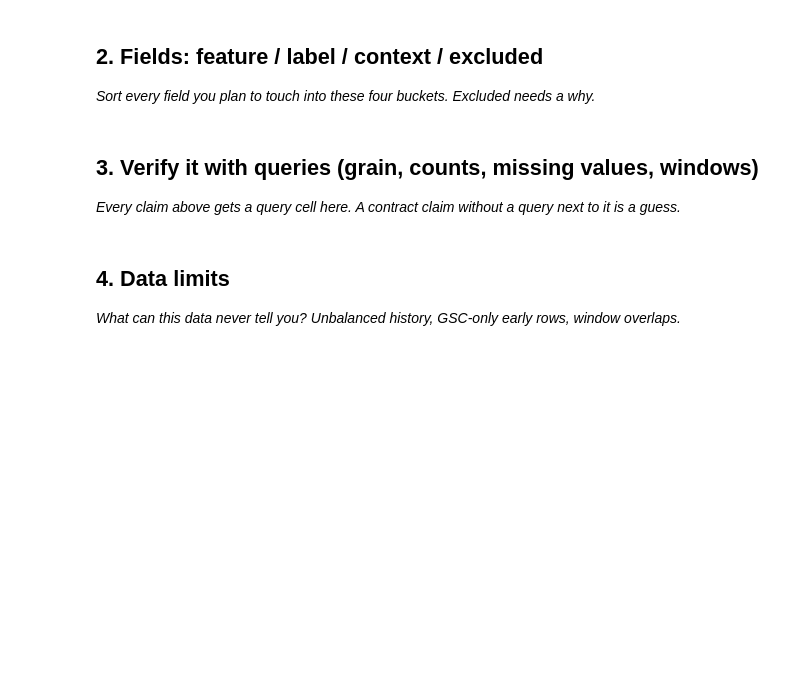
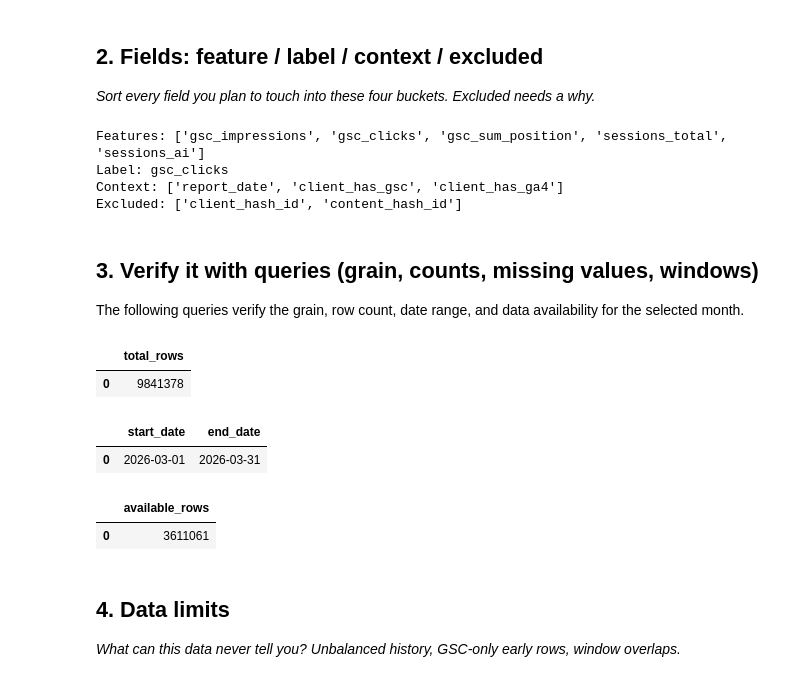
Before and after one commit to Shaimaa307/flyrank-ml-internship, a Jupyter notebook: work/notebooks/w03_data_contract.ipynb, the cells around one changed output. Saved outputs shown, nothing was run; the diff lists cells and outputs as text; code cells hidden in the pictures; blank space fills up the shorter version.

```diff
--- a/work/notebooks/w03_data_contract.ipynb
+++ b/work/notebooks/w03_data_contract.ipynb
@@ -17,10 +75,40 @@ This skeleton is yours to fill. Work the sections **in order** — each one has
 ## 2. Fields: feature / label / context / excluded
 
 *Sort every field you plan to touch into these four buckets. Excluded needs a why.*
+# %%
+# This cell is for CODE (numbers, a query, a check).
+# Write your text answer in the cell ABOVE this one — typing sentences here breaks Run All.
+features = [
+    "gsc_impressions",
+    "gsc_clicks",
+    "gsc_sum_position",
+    "sessions_total",
+    "sessions_ai"
+]
+
+print("Features:", features)
+print("Label: gsc_clicks")
+print("Context:", ["report_date", "client_has_gsc", "client_has_ga4"])
+print("Excluded:", ["client_hash_id", "content_hash_id"])
+# %% [output]
+Features: ['gsc_impressions', 'gsc_clicks', 'gsc_sum_position', 'sessions_total', 'sessions_ai']
+Label: gsc_clicks
+Context: ['report_date', 'client_has_gsc', 'client_has_ga4']
+Excluded: ['client_hash_id', 'content_hash_id']
+# %% [markdown]
+## 3. Verify it with queries (grain, counts, missing values, windows)
+
+The following queries verify the grain, row count, date range, and data availability for the selected month.
 # %%
 # This cell is for CODE (numbers, a query, a check).
 # Write your text answer in the cell ABOVE this one — typing sentences here breaks Run All.
+# Row count
+con.sql(f"""
+SELECT COUNT(*) AS total_rows
+FROM read_parquet(
+'{warehouse}/fact_content_daily_performance/month=2026-03/*.parquet'
+)
+""").df()
+# %% [output]
+|  | total_rows |
+| 0 | 9841378 |
-# %% [markdown]
-## 3. Verify it with queries (grain, counts, missing values, windows)
-
-*Every claim above gets a query cell here. A contract claim without a query next to it is a guess.*
@@ -30,3 +115,29 @@ This skeleton is yours to fill. Work the sections **in order** — each one has
+# %%
+# Date range
+con.sql(f"""
+SELECT
+MIN(report_date) AS start_date,
+MAX(report_date) AS end_date
+FROM read_parquet(
+'{warehouse}/fact_content_daily_performance/month=2026-03/*.parquet'
+)
+""").df()
+# %% [output]
+|  | start_date | end_date |
+| 0 | 2026-03-01 | 2026-03-31 |
+# %%
+# Availability
+con.sql(f"""
+SELECT
+COUNT(*) AS available_rows
+FROM read_parquet(
+'{warehouse}/fact_content_daily_performance/month=2026-03/*.parquet'
+)
+WHERE gsc_data_available IS TRUE
+""").df()
+# %% [output]
+|  | available_rows |
+| 0 | 3611061 |
 # %% [markdown]
 ## 4. Data limits
 
```
Also changed, not shown: parts of 7 cells of this notebook.
